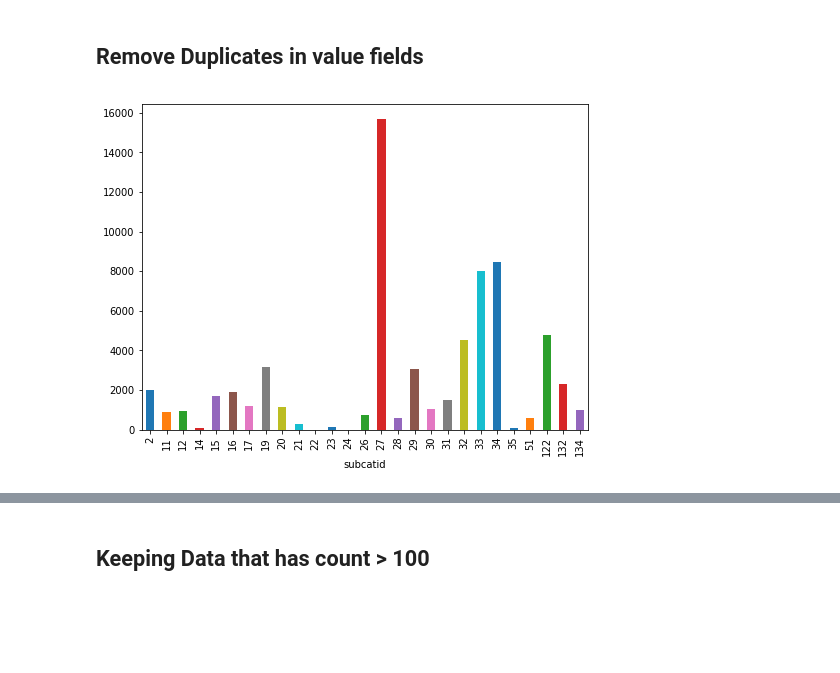
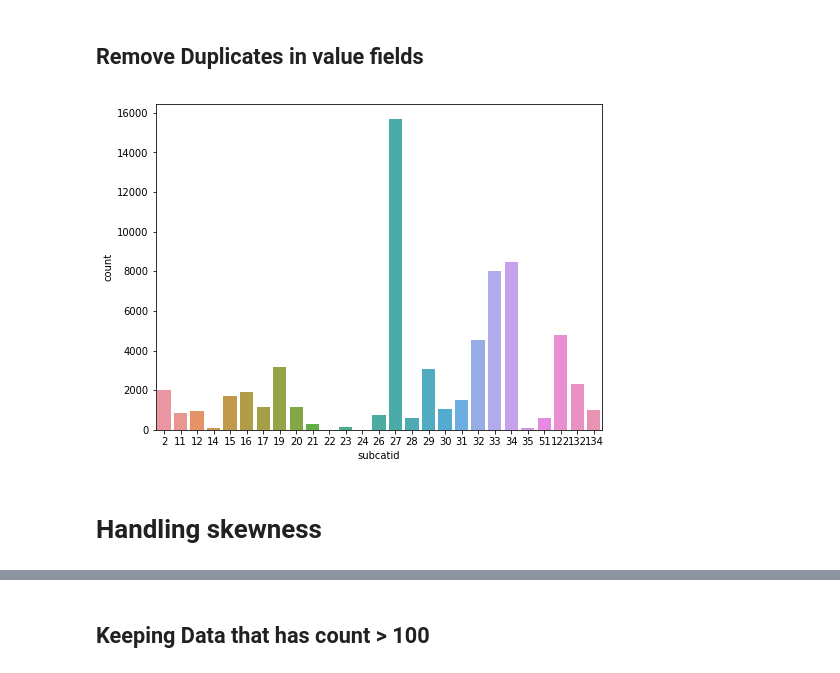
Before and after one commit to maikeffi/turing_oath_breaker, a Jupyter notebook: text_classification.ipynb, the cells around one changed output, grey strips where cells are left out. Cells and saved outputs as stored; diff of their text form; code cells hidden in the pictures; blank space fills up the shorter version.

```diff
--- a/text_classification.ipynb
+++ b/text_classification.ipynb
@@ -38,7 +41,9 @@ data.groupby('subcatid').value.count().plot.bar(ylim=0)
 data = data.drop_duplicates(subset='value',keep='last')
 # %%
 fig = plt.figure(figsize=(8,6))
-data.groupby('subcatid').value.count().plot.bar(ylim=0)
+fax = sns.countplot(x="subcatid", data=data)
 plt.show()
 # %% [output]
-[figure, old version]
+[figure, new version]
+# %% [markdown]
+# Handling skewness
```
Also changed, not shown: parts of 24 cells of this notebook, 1 other file.
